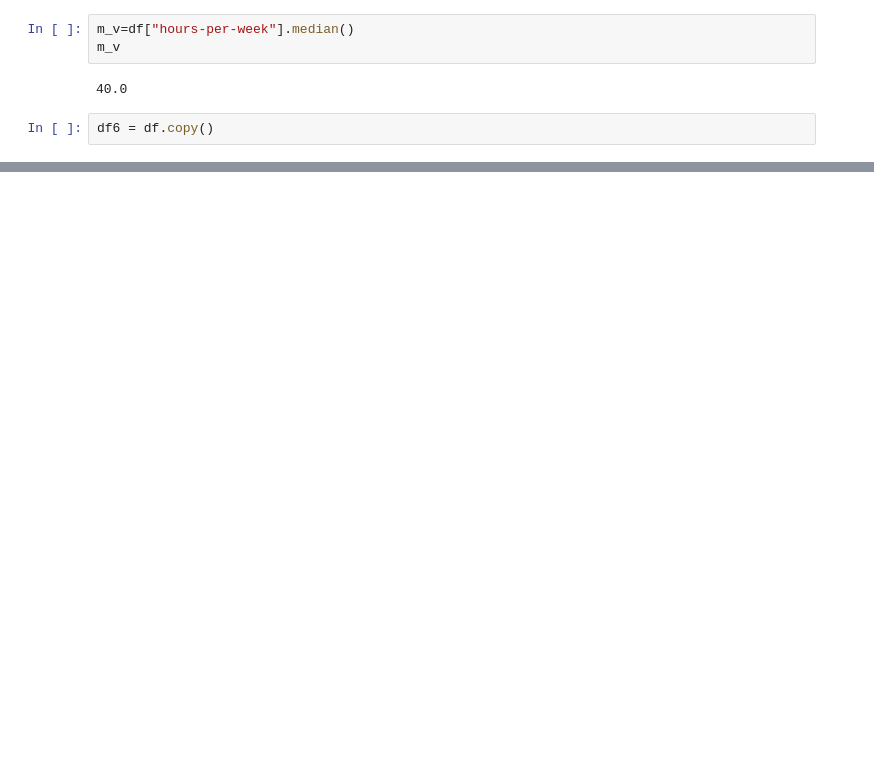
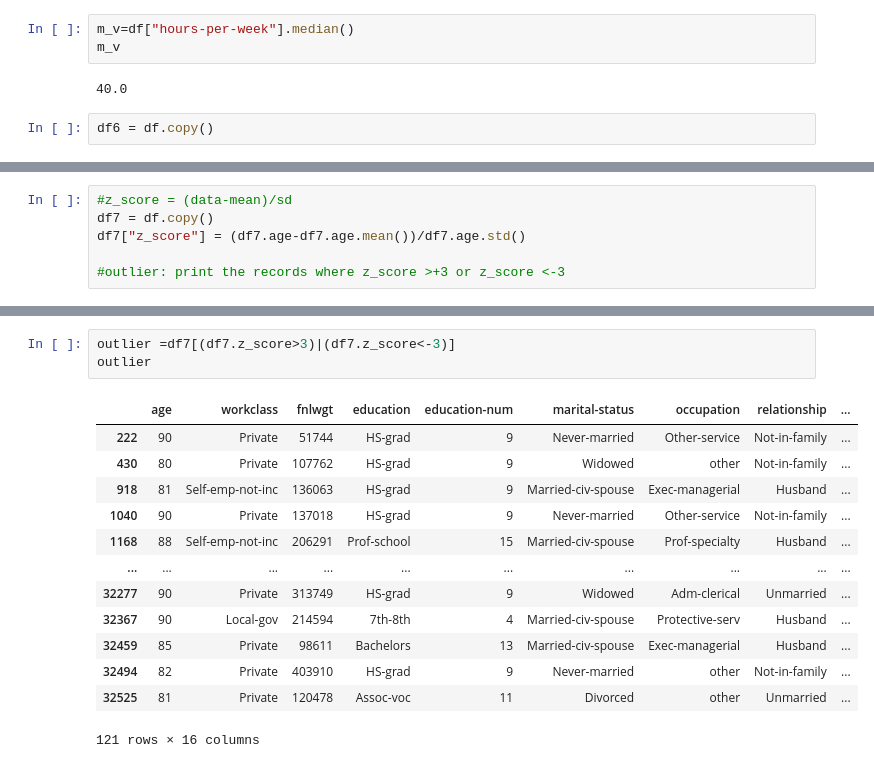
Before and after one commit to Shivacharan16/Data-Analytics-, a Jupyter notebook: EDA.ipynb, the cells around one changed output, grey strips where cells are left out. Drawn from its saved outputs; the diff is of its cells as text; blank space fills up the shorter version.

```diff
--- a/EDA.ipynb
+++ b/EDA.ipynb
@@ -1171,0 +1189,6 @@ df.
+# %%
+#z_score = (data-mean)/sd
+df7 = df.copy()
+df7["z_score"] = (df7.age-df7.age.mean())/df7.age.std()
+
+#outlier: print the records where z_score >+3 or z_score <-3
@@ -1171,0 +1209,17 @@ df.
+# %%
+outlier =df7[(df7.z_score>3)|(df7.z_score<-3)]
+outlier
+# %% [output]
+|  | age | workclass | fnlwgt | education | education-num | marital-status | occupation | relationship | ... |
+| 222 | 90 | Private | 51744 | HS-grad | 9 | Never-married | Other-service | Not-in-family | ... |
+| 430 | 80 | Private | 107762 | HS-grad | 9 | Widowed | other | Not-in-family | ... |
+| 918 | 81 | Self-emp-not-inc | 136063 | HS-grad | 9 | Married-civ-spouse | Exec-managerial | Husband | ... |
+| 1040 | 90 | Private | 137018 | HS-grad | 9 | Never-married | Other-service | Not-in-family | ... |
+| 1168 | 88 | Self-emp-not-inc | 206291 | Prof-school | 15 | Married-civ-spouse | Prof-specialty | Husband | ... |
+| ... | ... | ... | ... | ... | ... | ... | ... | ... | ... |
+| 32277 | 90 | Private | 313749 | HS-grad | 9 | Widowed | Adm-clerical | Unmarried | ... |
+| 32367 | 90 | Local-gov | 214594 | 7th-8th | 4 | Married-civ-spouse | Protective-serv | Husband | ... |
+| 32459 | 85 | Private | 98611 | Bachelors | 13 | Married-civ-spouse | Exec-managerial | Husband | ... |
+| 32494 | 82 | Private | 403910 | HS-grad | 9 | Never-married | other | Not-in-family | ... |
+| 32525 | 81 | Private | 120478 | Assoc-voc | 11 | Divorced | other | Unmarried | ... |
+121 rows × 16 columns
```
Also changed, not shown: parts of 19 cells of this notebook.
